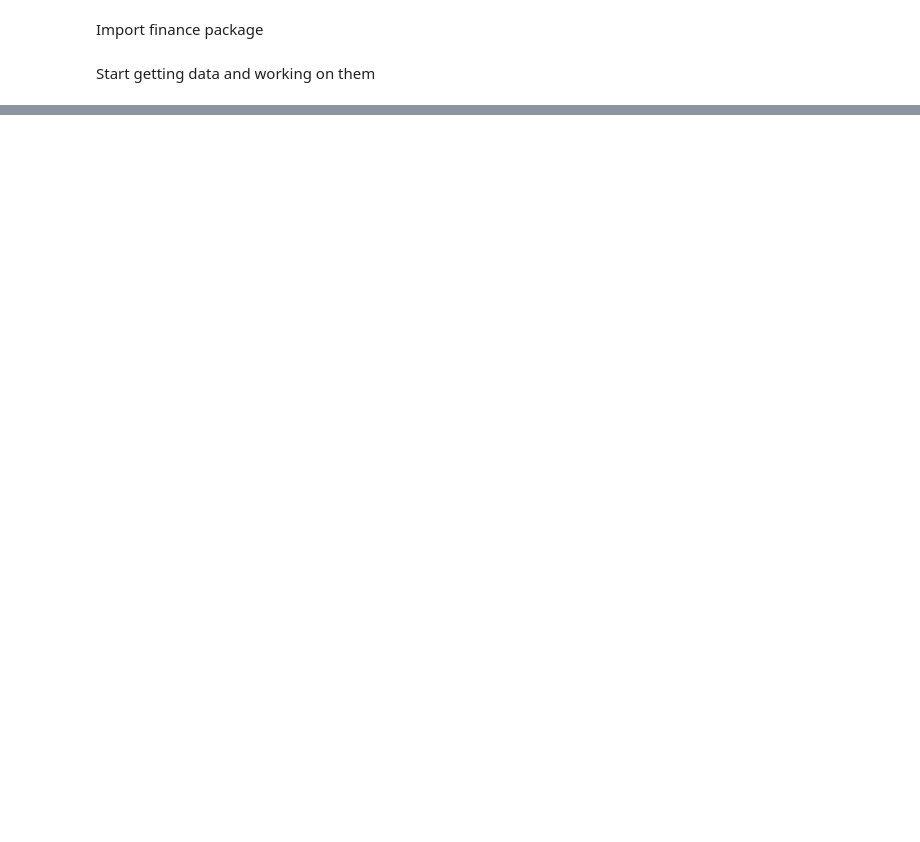
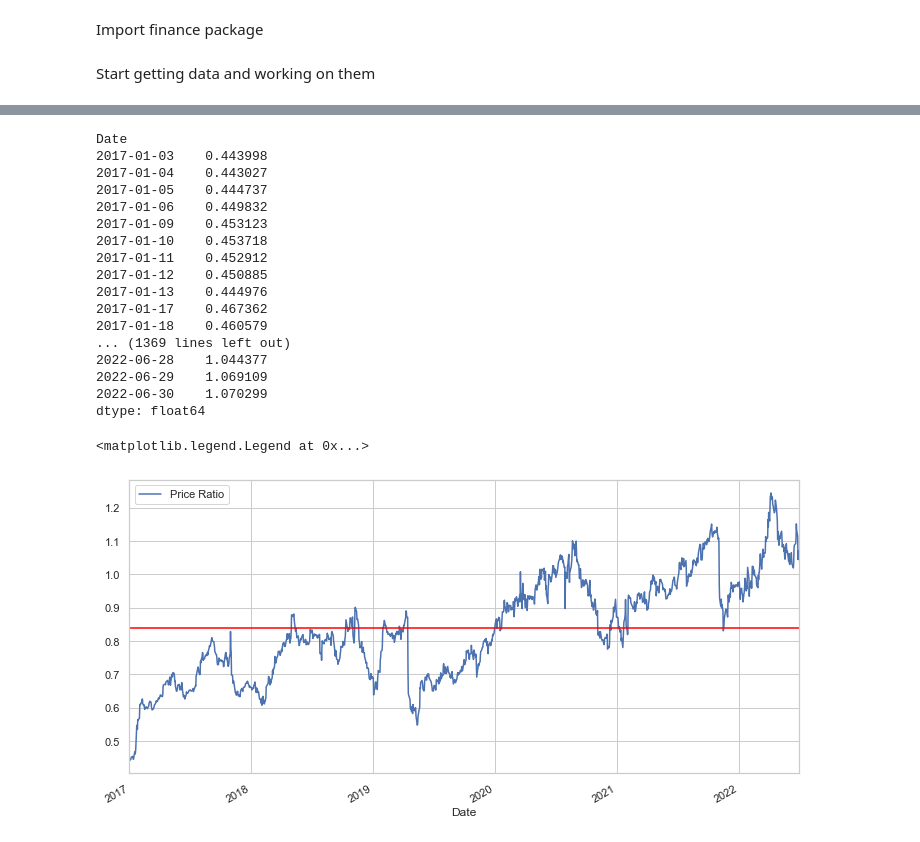
Before and after one commit to AbnerTeng/python-notes, a Jupyter notebook: projects/pairs_trading.ipynb, the cells around one changed output, grey strips where cells are left out. Drawn from its saved outputs; the diff is of its cells as text; code cells hidden in the pictures; blank space fills up the shorter version.

Commit message:
to ratio valid

```diff
--- a/projects/pairs_trading.ipynb
+++ b/projects/pairs_trading.ipynb
@@ -134,0 +200,28 @@ df.tail()
+# %%
+## ratio between two time series data
+ratio = S1 / S2
+print(ratio)
+ratio.plot(figsize = (12, 6))
+plt.axhline(ratio.mean(), color = 'red')
+plt.xlim('2017-01-01', '2022-07-01')
+plt.legend(['Price Ratio'])
+# %% [output]
+Date
+2017-01-03    0.443998
+2017-01-04    0.443027
+2017-01-05    0.444737
+2017-01-06    0.449832
+2017-01-09    0.453123
+2017-01-10    0.453718
+2017-01-11    0.452912
+2017-01-12    0.450885
+2017-01-13    0.444976
+2017-01-17    0.467362
+2017-01-18    0.460579
+... (1369 lines left out)
+2022-06-28    1.044377
+2022-06-29    1.069109
+2022-06-30    1.070299
+dtype: float64
+<matplotlib.legend.Legend at 0x...>
+[figure, added]
```
Also changed, not shown: parts of 16 cells of this notebook.
